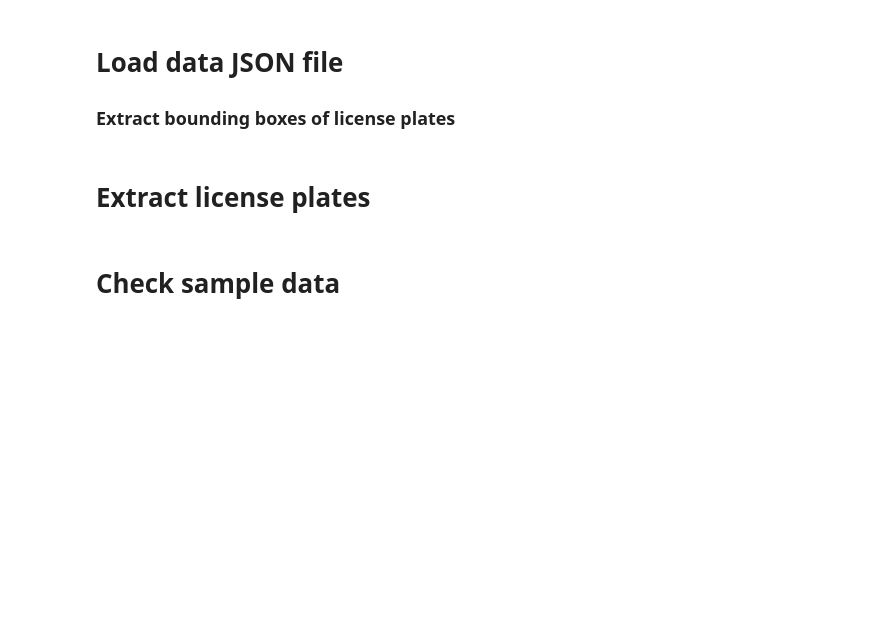
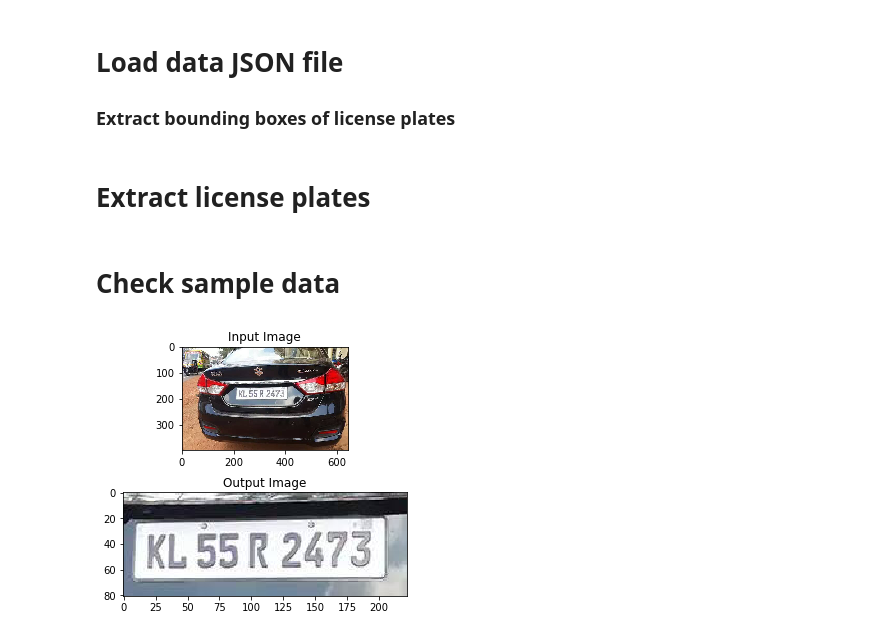
Before and after one commit to MonicaSai7/Vehicle-Number-Plate-Detection, a Jupyter notebook: Vehicle Number Plate Recognition.ipynb, the cells around one changed output. Saved outputs shown, nothing was run; the diff lists cells and outputs as text; code cells hidden in the pictures; blank space fills up the shorter version.

```diff
--- a/Vehicle Number Plate Recognition.ipynb
+++ b/Vehicle Number Plate Recognition.ipynb
@@ -61,16 +61,18 @@ downloadTraining(data)
 # %%
 import matplotlib.pyplot as plt
 import matplotlib.patches as patches
 
 # Create figure and axes
 fig, ax = plt.subplots(2, 1, constrained_layout=True)
 
 # Set title
 ax[0].set_title('Input Image')
 ax[1].set_title('Output Image')
 
 # Display the images
-ax[0].imshow(Images[0])
-ax[1].imshow(Plates[0])
+ax[0].imshow(Images[10])
+ax[1].imshow(Plates[10])
 
 plt.show()
+# %% [output]
+[figure, added]
```
Also changed, not shown: 1 other file.
